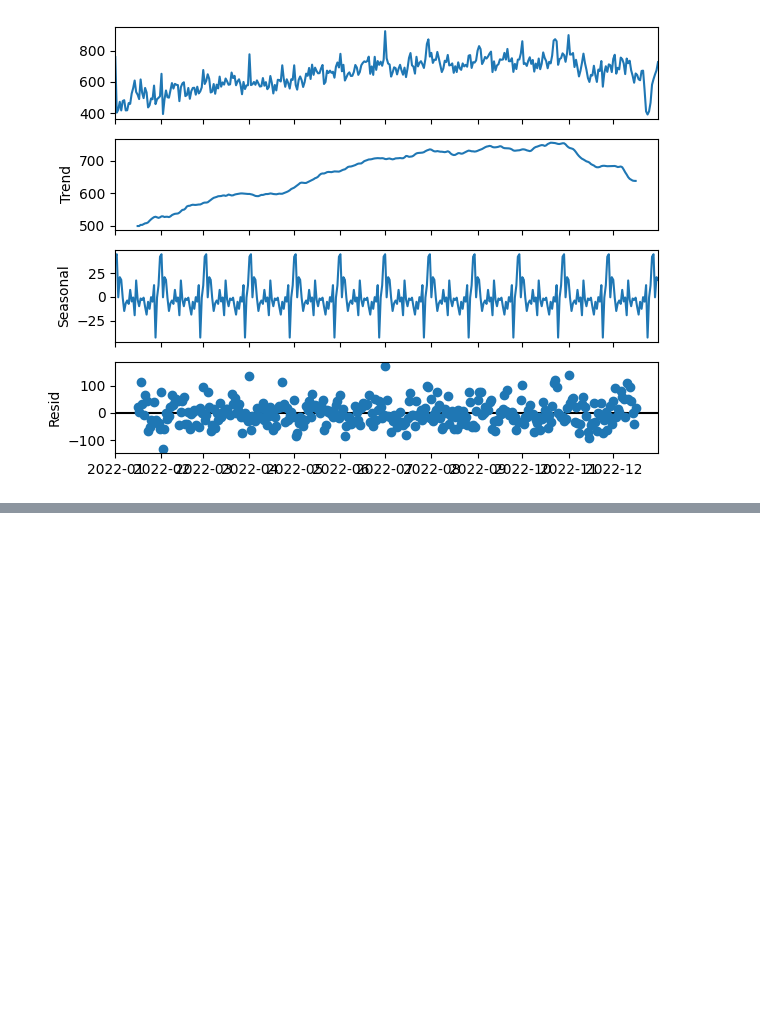
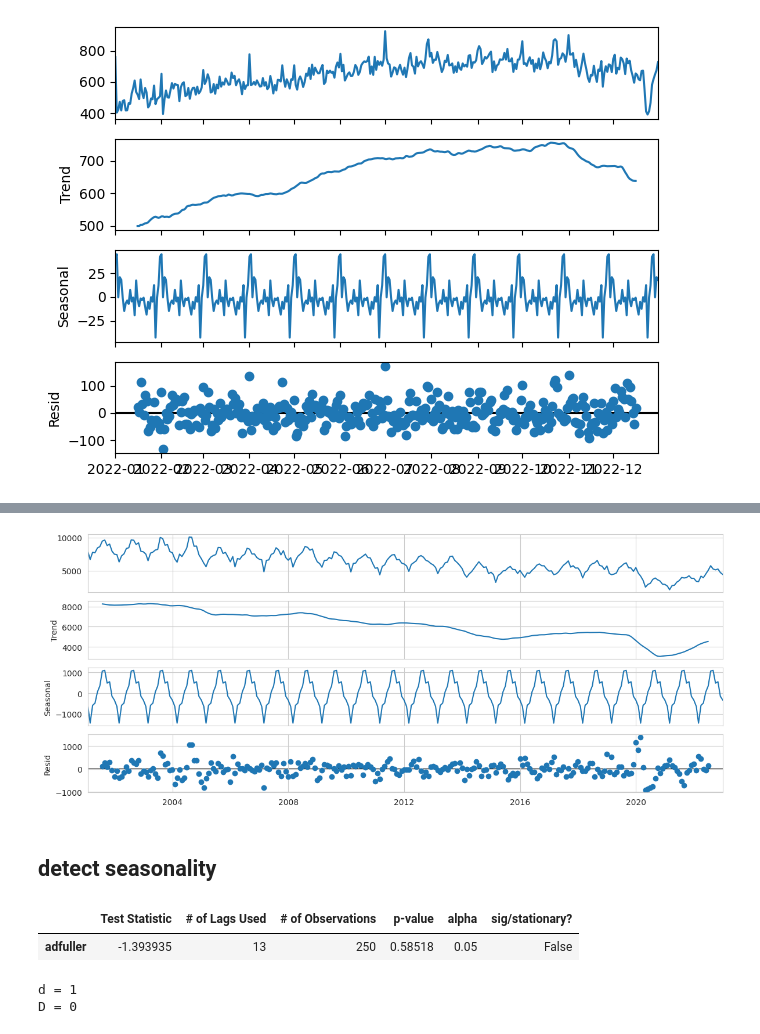
Before and after one commit to abeeraz379/Chicago_Crime, a Jupyter notebook: Chicago_Crime_Data.ipynb, the cells around one changed output, grey strips where cells are left out. Cells and saved outputs as stored; diff of their text form; code cells hidden in the pictures; blank space fills up the shorter version.

```diff
--- a/Chicago_Crime_Data.ipynb
+++ b/Chicago_Crime_Data.ipynb
@@ -500,0 +527,17 @@ plt.show()
+# %%
+from statsmodels.tsa.seasonal import seasonal_decompose
+from statsmodels.graphics.tsaplots import plot_acf, plot_pacf
+from statsmodels.tsa.stattools import adfuller
+
+import statsmodels.tsa.api as tsa
+from pmdarima.model_selection import train_test_split
+from pmdarima.arima.utils import ndiffs, nsdiffs
+
+# Set wide fig size for plots
+plt.rcParams['figure.figsize']=(12,3)
+
+from sklearn.metrics import mean_absolute_error, mean_squared_error, r2_score
+from pmdarima import auto_arima
+from statsmodels.tsa.arima.model import ARIMA
+
+sns.set_style("whitegrid")
@@ -500,0 +546,6 @@ plt.show()
+# %%
+# Transform the data to obtain a time series of the crime count per month using .size()
+chicago_full['Date'] = pd.to_datetime(chicago_full['Date'])
+chicago_full = chicago_full.set_index('Date').sort_index()
+
+theft_monthly = chicago_full[chicago_full['Primary Type'] == 'THEFT'].resample('M').size()
@@ -500,0 +724,26 @@ plt.show()
+# %%
+#Decompose the Time series to detect seasonality and decide whether to use a seasonal model or not
+decomp = tsa.seasonal_decompose(theft_monthly)
+fig = decomp.plot()
+fig.set_size_inches(12,5)
+fig.tight_layout()
+# %% [output]
+[figure, added]
+# %% [markdown]
+## detect seasonality
+# %%
+# Determine if nonseasonal and/or seasonal differencing is required
+get_adfuller_results(theft_monthly)
+# %% [output]
+|  | Test Statistic | # of Lags Used | # of Observations | p-value | alpha | sig/stationary? |
+| adfuller | -1.393935 | 13 | 250 | 0.58518 | 0.05 | False |
+# %%
+# determine d
+d = ndiffs(theft_monthly)
+print (f'd = {d}')
+# determine D
+D = nsdiffs(theft_monthly, m = 12)
+print (f'D = {D}')
+# %% [output]
+d = 1
+D = 0
```
Also changed, not shown: parts of 53 cells of this notebook.
